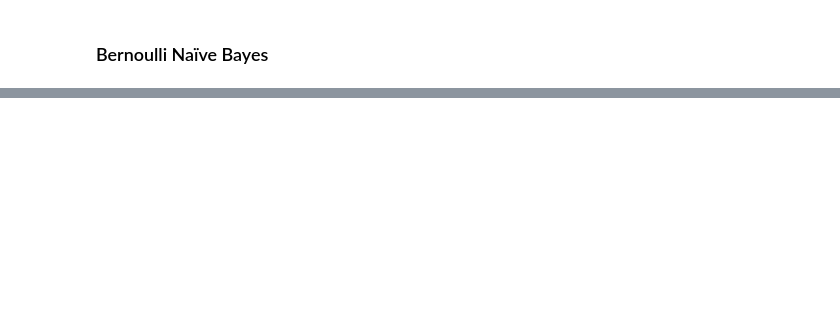
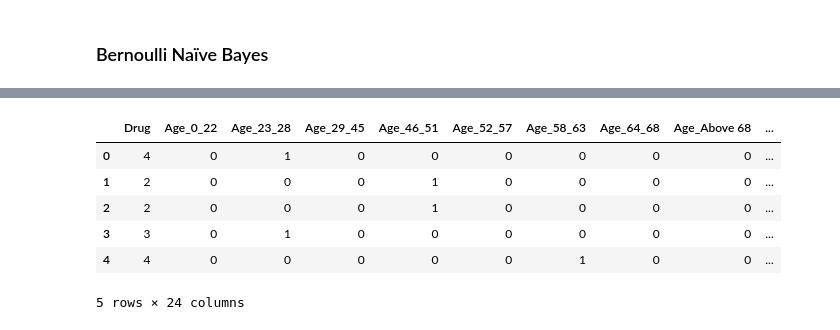
Before and after one commit to pavelchowdhury99/naive_bayes_classifiers_using_python, a Jupyter notebook: naive_bayes_classifiers.ipynb, the cells around one changed output, grey strips where cells are left out. Cells and saved outputs as stored; diff of their text form; code cells hidden in the pictures; blank space fills up the shorter version.

```diff
--- a/naive_bayes_classifiers.ipynb
+++ b/naive_bayes_classifiers.ipynb
@@ -202,0 +279,15 @@ dtype: int64
+# %%
+# encoding Drug target
+from sklearn.preprocessing import LabelEncoder
+label_encoder = LabelEncoder()
+label_encoder.fit(df_inp_bernoulli['Drug'].values)
+df_inp_bernoulli['Drug']=label_encoder.transform(df_inp_bernoulli['Drug'].values)
+display(df_inp_bernoulli.head())
+# %% [output]
+|  | Drug | Age_0_22 | Age_23_28 | Age_29_45 | Age_46_51 | Age_52_57 | Age_58_63 | Age_64_68 | Age_Above 68 | ... |
+| 0 | 4 | 0 | 1 | 0 | 0 | 0 | 0 | 0 | 0 | ... |
+| 1 | 2 | 0 | 0 | 0 | 1 | 0 | 0 | 0 | 0 | ... |
+| 2 | 2 | 0 | 0 | 0 | 1 | 0 | 0 | 0 | 0 | ... |
+| 3 | 3 | 0 | 1 | 0 | 0 | 0 | 0 | 0 | 0 | ... |
+| 4 | 4 | 0 | 0 | 0 | 0 | 0 | 1 | 0 | 0 | ... |
+5 rows × 24 columns
```
Also changed, not shown: parts of 13 cells of this notebook, 1 other file.
